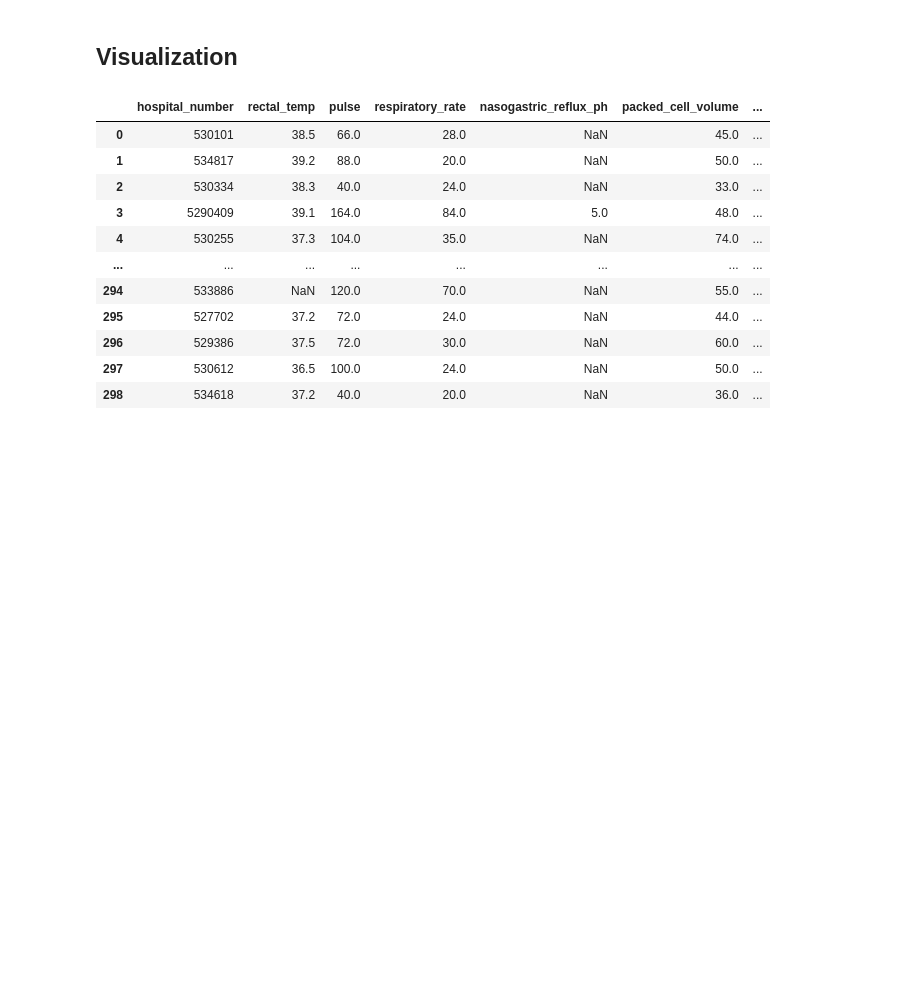
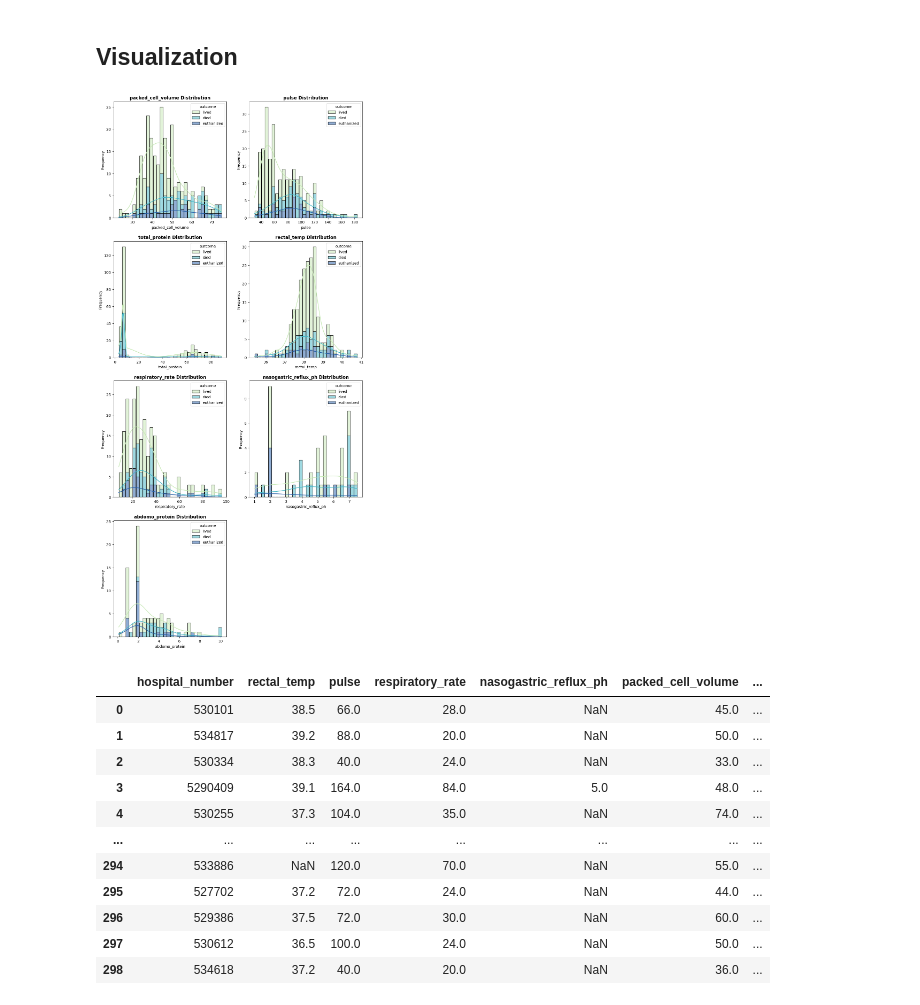
Before and after one commit to MehranZdi/horse_survival, a Jupyter notebook: horse_survival.ipynb, the cells around one changed output. Saved outputs shown, nothing was run; the diff lists cells and outputs as text; code cells hidden in the pictures; blank space fills up the shorter version.

Commit message:
Add plot_distro function to plot the features' distroes.

```diff
--- a/horse_survival.ipynb
+++ b/horse_survival.ipynb
@@ -136,6 +136,30 @@ lesion_3                  0.000000
 dtype: float64
 # %% [markdown]
 ## Visualization
+# %%
+numerical_features = list(set(x_train.select_dtypes(exclude='object').columns) - set(['lesion_1', 'lesion_2', 'lesion_3']))
+# %%
+def plot_distro(x=x_train, y=y_train, num_feat=numerical_features):
+    num_cols = 2
+
+    num_rows = (len(num_feat) + 1) // num_cols
+
+    # Create a figure with a specific size for subplots
+    plt.figure(figsize=(12, 26))
+
+    for i, feature in enumerate(numerical_features, start=1):
+        plt.subplot(num_rows, num_cols, i)
+        sns.histplot(data=x, x=feature, hue=y, palette="YlGnBu", multiple="stack", kde=True, bins=30, shrink=0.9)
+        plt.title(f'{feature} Distribution', fontsize=12, fontweight='bold')
+        plt.xlabel(feature, fontsize=10)
+        plt.ylabel('Frequency', fontsize=10)
+
+    return plt
+# %%
+dist_plot = plot_distro(x_train, y_train, numerical_features)
+dist_plot
+# %% [output]
+[figure, added]
 # %%
 data.select_dtypes(exclude=object)
 # %% [output]
```
Also changed, not shown: parts of 4 cells of this notebook.
